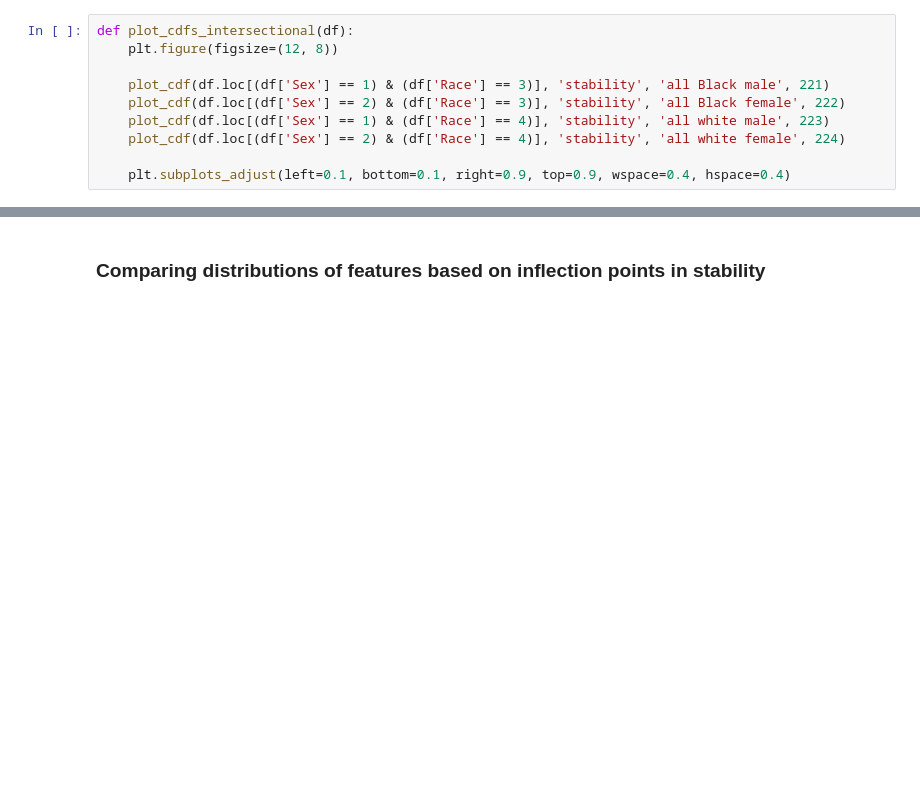
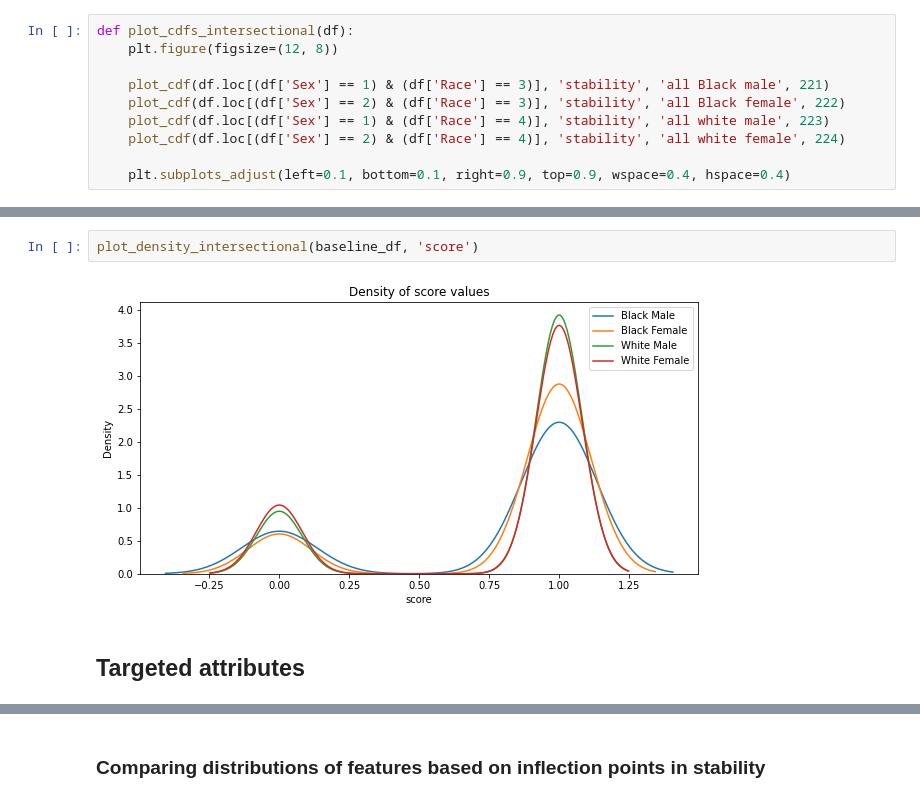
Before and after one commit to lurosenb/Swap_Auditor, a Jupyter notebook: nels_stability_tests.ipynb, the cells around one changed output, grey strips where cells are left out. Cells and saved outputs as stored; diff of their text form; blank space fills up the shorter version.

```diff
--- a/nels_stability_tests.ipynb
+++ b/nels_stability_tests.ipynb
@@ -180 +247,7 @@ def construct_stability_df(df, rf, df_size, marginal_features):
+# %%
+plot_density_intersectional(baseline_df, 'score')
+# %% [output]
+[figure, added]
+# %% [markdown]
+## Targeted attributes
 # %%
```
Also changed, not shown: parts of 36 cells of this notebook, 12 other files.
